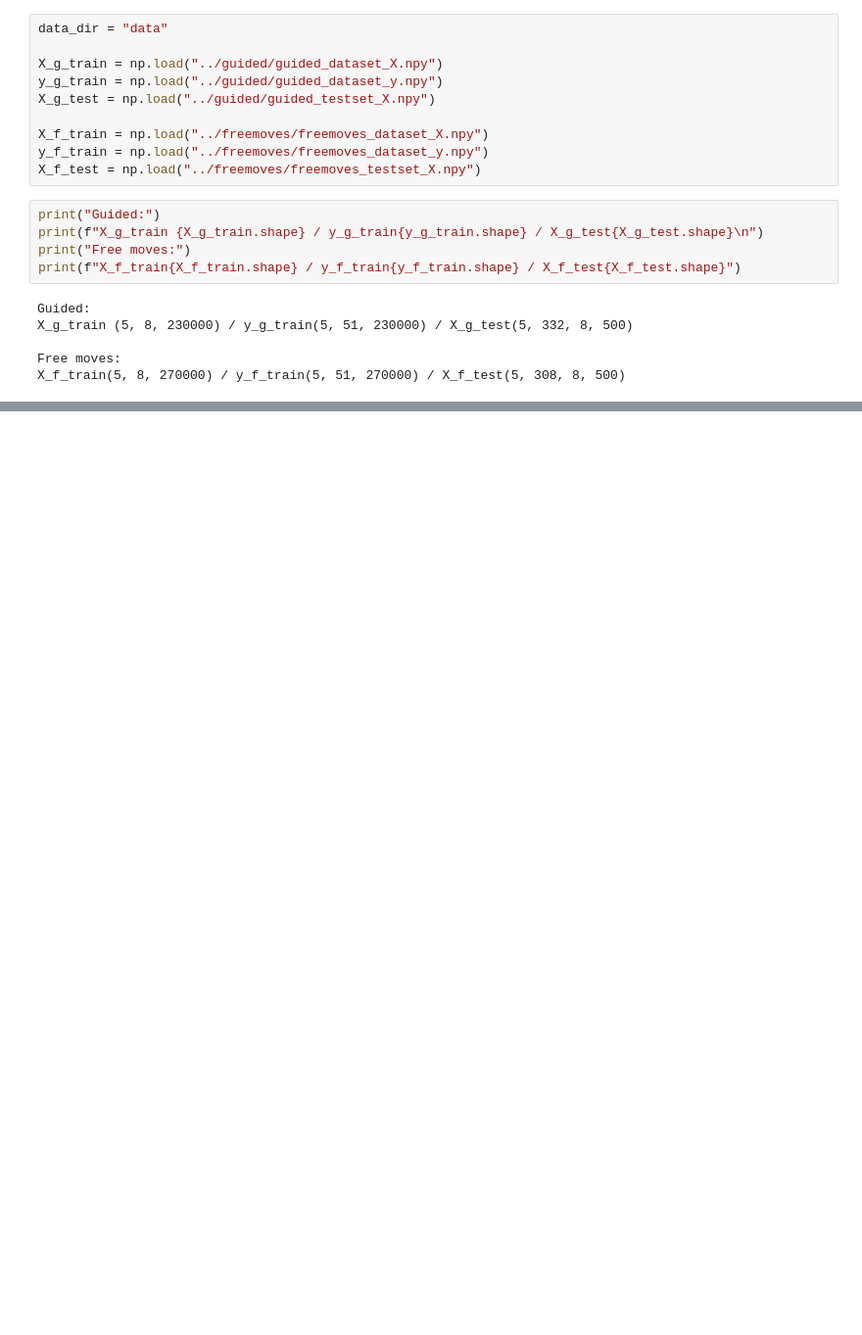
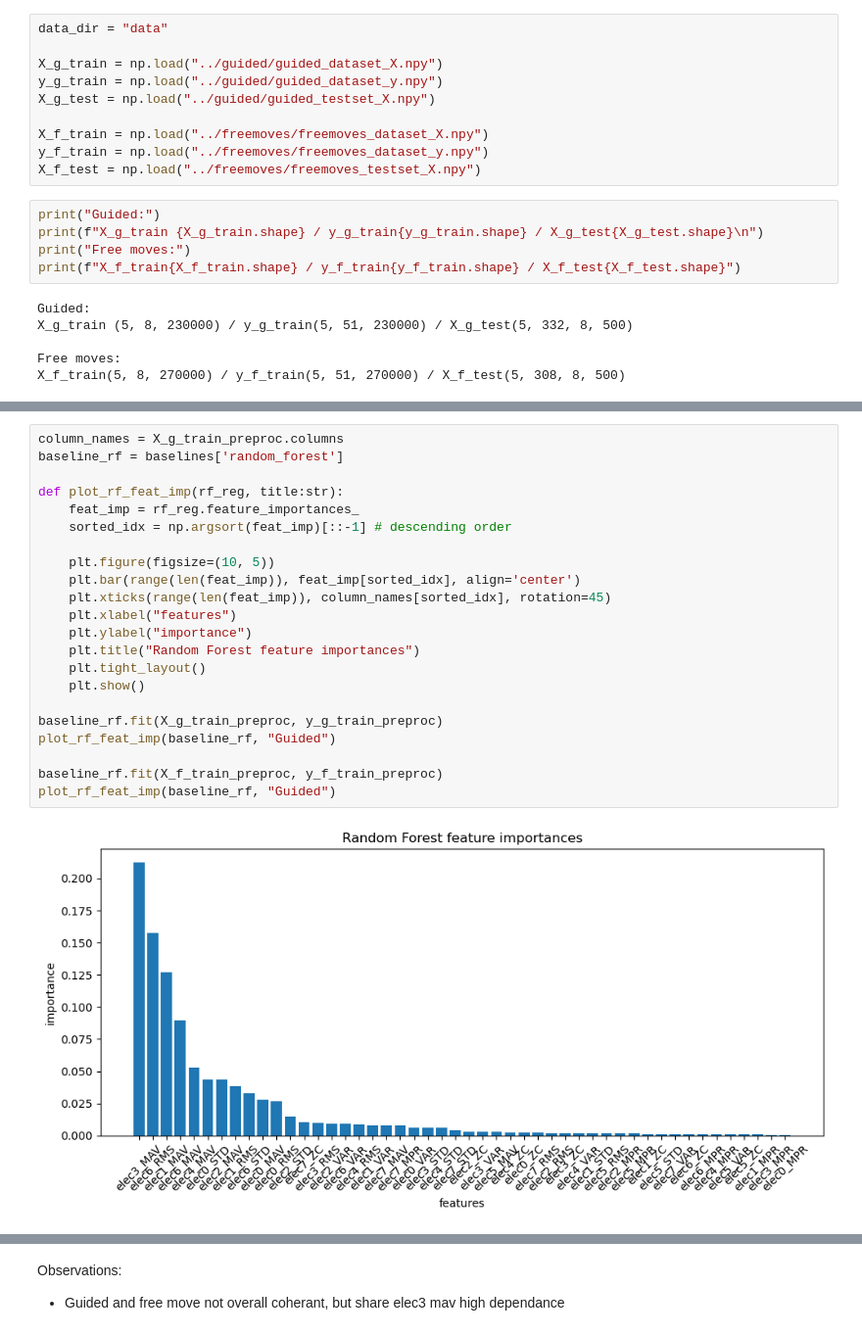
Before and after one commit to ULB-INFO-F-422/pose-estimation-from-emg-signal-team-2, a Jupyter notebook: project.ipynb, the cells around one changed output, grey strips where cells are left out. Shown: that part at 98% size. Drawn from its saved outputs; the diff is of its cells as text; blank space fills up the shorter version.

```diff
--- a/project.ipynb
+++ b/project.ipynb
@@ -923,0 +470,24 @@ ValueError: Found array with dim 4. StandardScaler expected <= 2.
+# %%
+column_names = X_g_train_preproc.columns
+baseline_rf = baselines['random_forest']
+
+def plot_rf_feat_imp(rf_reg, title:str):
+    feat_imp = rf_reg.feature_importances_
+    sorted_idx = np.argsort(feat_imp)[::-1] # descending order
+
+    plt.figure(figsize=(10, 5))
+    plt.bar(range(len(feat_imp)), feat_imp[sorted_idx], align='center')
+    plt.xticks(range(len(feat_imp)), column_names[sorted_idx], rotation=45)
+    plt.xlabel("features")
+    plt.ylabel("importance")
+    plt.title("Random Forest feature importances")
+    plt.tight_layout()
+    plt.show()
+
+baseline_rf.fit(X_g_train_preproc, y_g_train_preproc)
+plot_rf_feat_imp(baseline_rf, "Guided")
+
+baseline_rf.fit(X_f_train_preproc, y_f_train_preproc)
+plot_rf_feat_imp(baseline_rf, "Guided")
+# %% [output]
+[figure, added]
@@ -923,0 +495,3 @@ ValueError: Found array with dim 4. StandardScaler expected <= 2.
+# %% [markdown]
+Observations:
++  Guided and free move not overall coherant, but share elec3 mav high dependance
```
Also changed, not shown: parts of 107 cells of this notebook, 3 other files.
